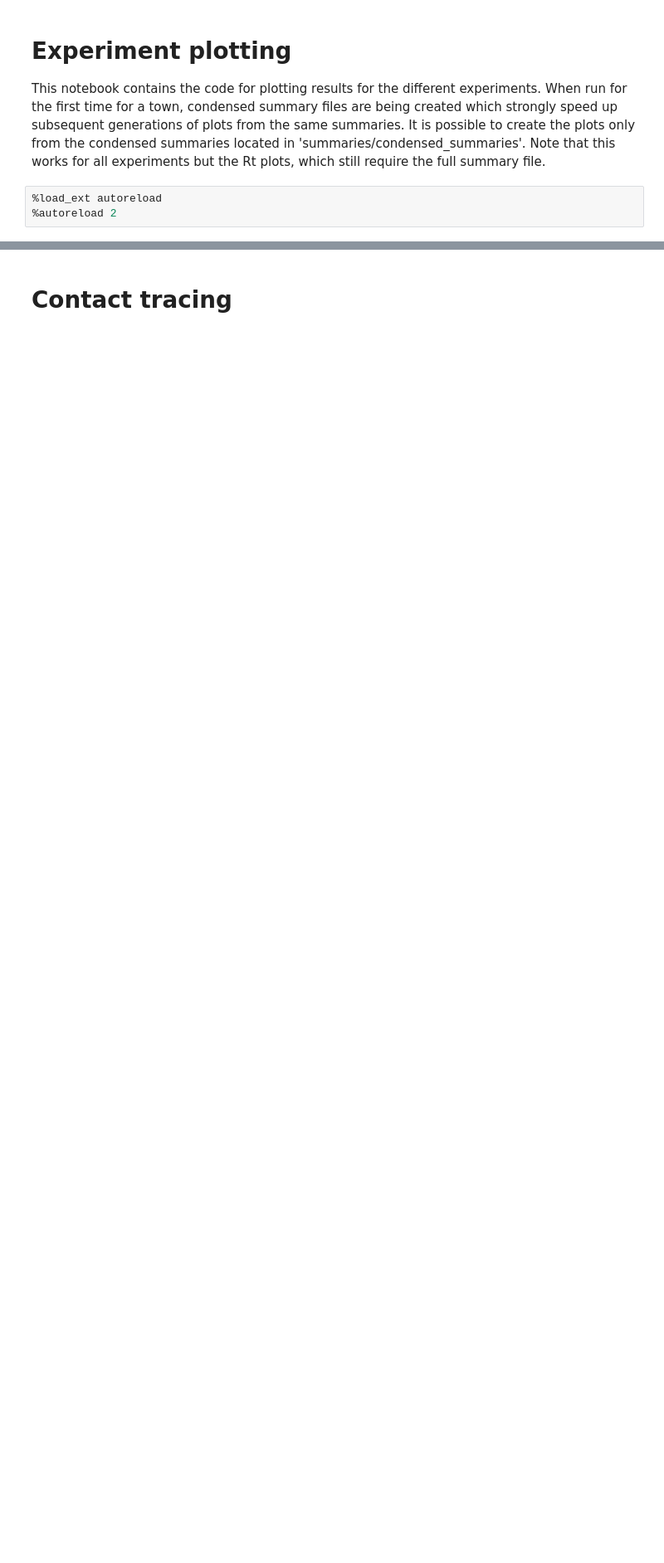
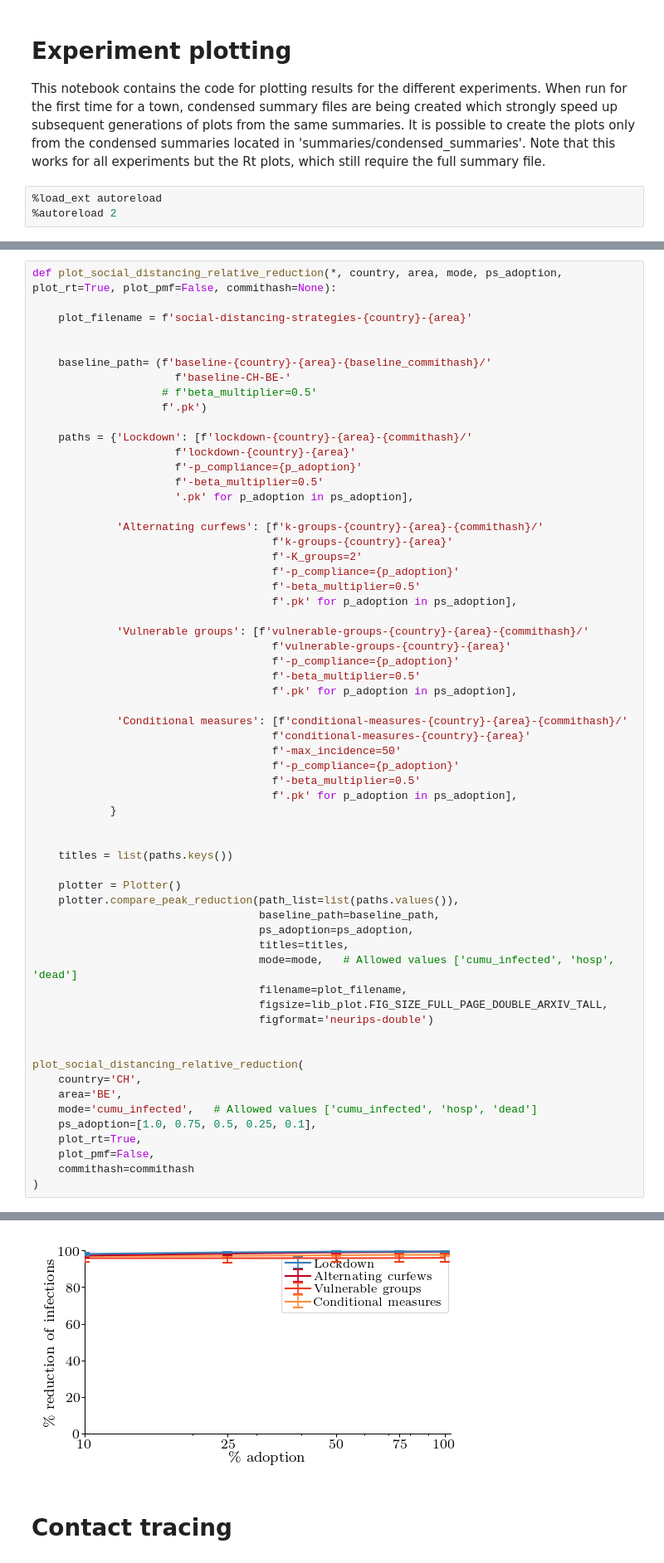
Before and after one commit to covid19-model/simulator, a Jupyter notebook: sim/sim-plot.ipynb, the cells around one changed output, grey strips where cells are left out. Shown at 83% size. Saved outputs shown, nothing was run; the diff lists cells and outputs as text; blank space fills up the shorter version.

```diff
--- a/sim/sim-plot.ipynb
+++ b/sim/sim-plot.ipynb
@@ -437,0 +95,62 @@ for country, area in places:
+# %%
+def plot_social_distancing_relative_reduction(*, country, area, mode, ps_adoption, plot_rt=True, plot_pmf=False, commithash=None):
+
+    plot_filename = f'social-distancing-strategies-{country}-{area}'
+
+
+    baseline_path= (f'baseline-{country}-{area}-{baseline_commithash}/'
+                      f'baseline-CH-BE-'
+                    # f'beta_multiplier=0.5'
+                    f'.pk')
+
+    paths = {'Lockdown': [f'lockdown-{country}-{area}-{commithash}/'
+                      f'lockdown-{country}-{area}'
+                      f'-p_compliance={p_adoption}'
+                      f'-beta_multiplier=0.5'
+                      '.pk' for p_adoption in ps_adoption],
+
+             'Alternating curfews': [f'k-groups-{country}-{area}-{commithash}/'
+                                     f'k-groups-{country}-{area}'
+                                     f'-K_groups=2'
+                                     f'-p_compliance={p_adoption}'
+                                     f'-beta_multiplier=0.5'
+                                     f'.pk' for p_adoption in ps_adoption],
+
+             'Vulnerable groups': [f'vulnerable-groups-{country}-{area}-{commithash}/'
+                                     f'vulnerable-groups-{country}-{area}'
+                                     f'-p_compliance={p_adoption}'
+                                     f'-beta_multiplier=0.5'
+                                     f'.pk' for p_adoption in ps_adoption],
+
+             'Conditional measures': [f'conditional-measures-{country}-{area}-{commithash}/'
+                                     f'conditional-measures-{country}-{area}'
+                                     f'-max_incidence=50'
+                                     f'-p_compliance={p_adoption}'
+                                     f'-beta_multiplier=0.5'
+                                     f'.pk' for p_adoption in ps_adoption],
+            }
+
+
+    titles = list(paths.keys())
+
+    plotter = Plotter()
+    plotter.compare_peak_reduction(path_list=list(paths.values()),
+                                   baseline_path=baseline_path,
+                                   ps_adoption=ps_adoption,
+                                   titles=titles,
+                                   mode=mode,   # Allowed values ['cumu_infected', 'hosp', 'dead']
+                                   filename=plot_filename,
+                                   figsize=lib_plot.FIG_SIZE_FULL_PAGE_DOUBLE_ARXIV_TALL,
+                                   figformat='neurips-double')
+
+
+plot_social_distancing_relative_reduction(
+    country='CH',
+    area='BE',
+    mode='cumu_infected',   # Allowed values ['cumu_infected', 'hosp', 'dead']
+    ps_adoption=[1.0, 0.75, 0.5, 0.25, 0.1],
+    plot_rt=True,
+    plot_pmf=False,
+    commithash=commithash
+)
+# %% [output]
@@ -438,2 +174,3 @@ for country, area in places:
+[figure, added]
 # %% [markdown]
 # Contact tracing
```
Also changed, not shown: parts of 50 cells of this notebook, 2 other files.
